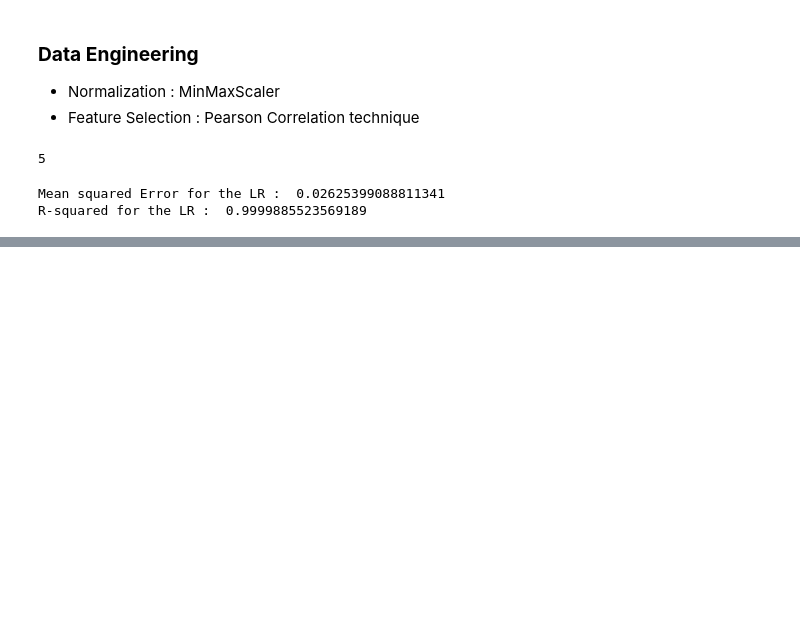
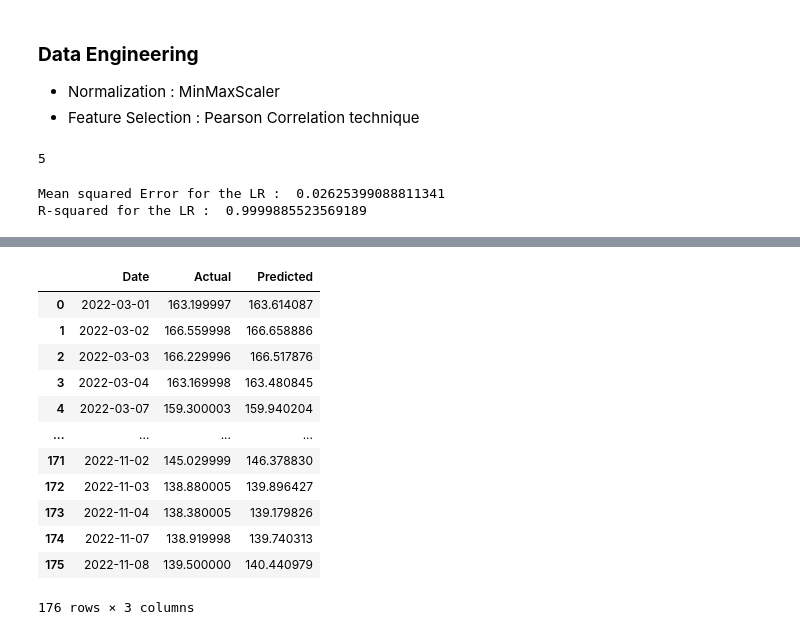
Before and after one commit to FatmaZahra26/Data-Augmentation-Project, a Jupyter notebook: AAPL_paper1.ipynb, the cells around one changed output, grey strips where cells are left out. Saved outputs shown, nothing was run; the diff lists cells and outputs as text; code cells hidden in the pictures; blank space fills up the shorter version.

```diff
--- a/AAPL_paper1.ipynb
+++ b/AAPL_paper1.ipynb
@@ -319,0 +423,20 @@ print("R-squared for the LR : ",r2)
+# %%
+df_pred = pd.DataFrame(y_val.values, columns=['Actual'], index=y_val.index)
+df_pred['Predicted'] = y_val_pred
+df_pred = df_pred.reset_index()
+df_pred.loc[:, 'Date'] = pd.to_datetime(df_pred['Date'],format='%Y-%m-%d')
+df_pred
+# %% [output]
+|  | Date | Actual | Predicted |
+| 0 | 2022-03-01 | 163.199997 | 163.614087 |
+| 1 | 2022-03-02 | 166.559998 | 166.658886 |
+| 2 | 2022-03-03 | 166.229996 | 166.517876 |
+| 3 | 2022-03-04 | 163.169998 | 163.480845 |
+| 4 | 2022-03-07 | 159.300003 | 159.940204 |
+| ... | ... | ... | ... |
+| 171 | 2022-11-02 | 145.029999 | 146.378830 |
+| 172 | 2022-11-03 | 138.880005 | 139.896427 |
+| 173 | 2022-11-04 | 138.380005 | 139.179826 |
+| 174 | 2022-11-07 | 138.919998 | 139.740313 |
+| 175 | 2022-11-08 | 139.500000 | 140.440979 |
+176 rows × 3 columns
```
Also changed, not shown: parts of 24 cells of this notebook.
